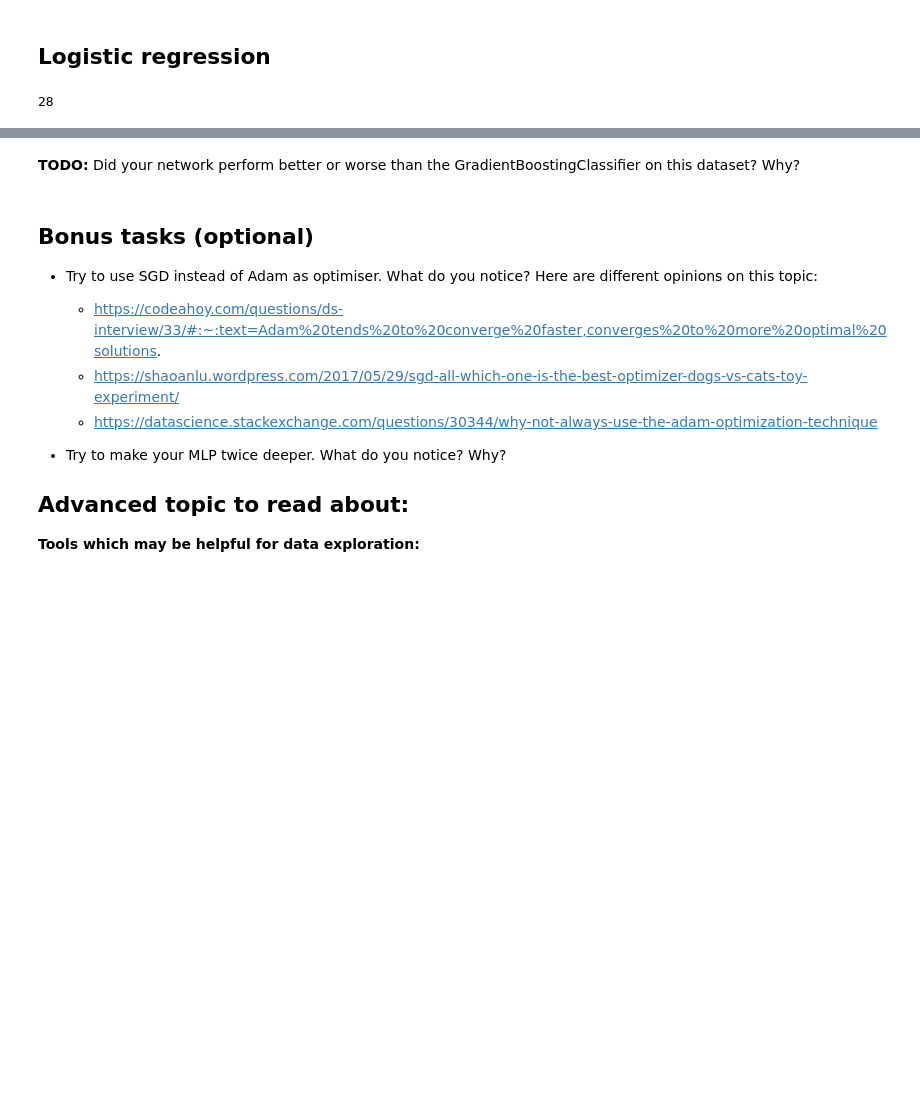
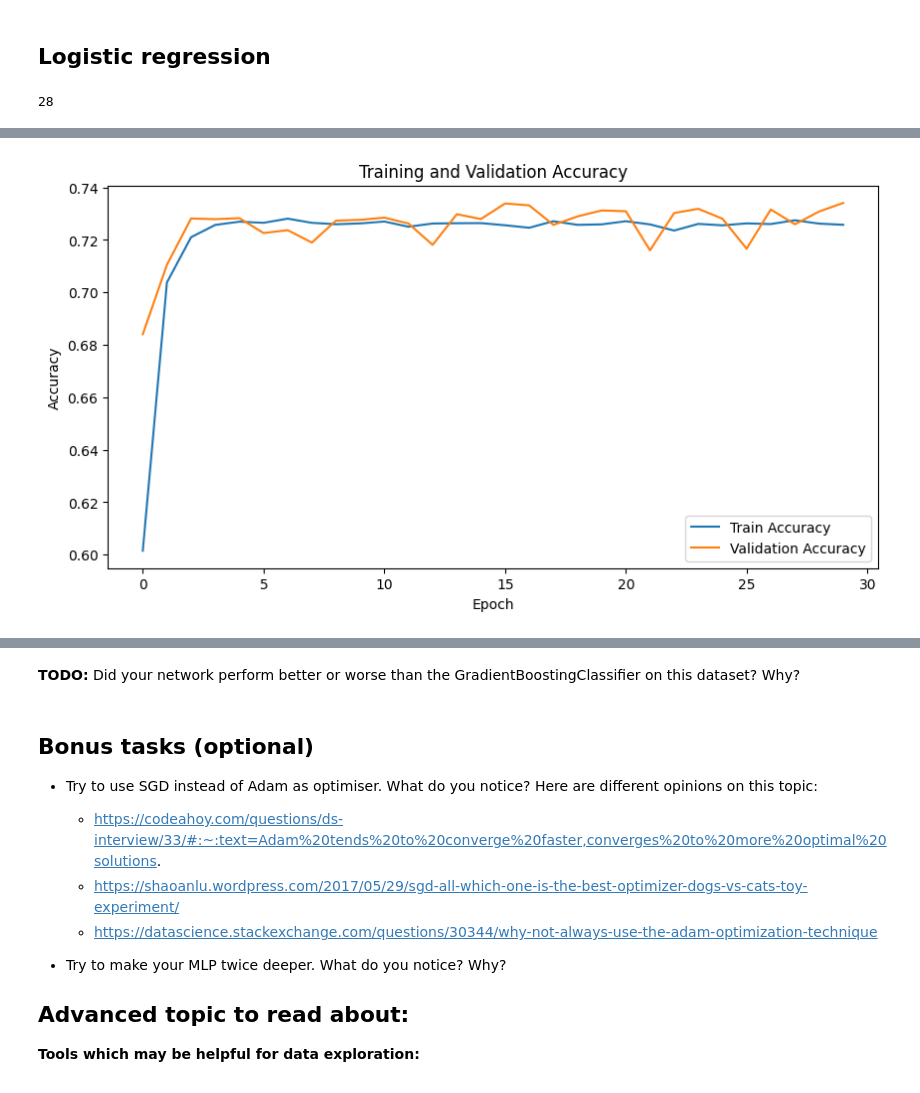
Before and after one commit to Paul-Jarschke/Machine-Learning-Practicals, a Jupyter notebook: Practical_04/Leon/4_Loeppert.ipynb, the cells around one changed output, grey strips where cells are left out. Saved outputs shown, nothing was run; the diff lists cells and outputs as text; code cells hidden in the pictures; blank space fills up the shorter version.

```diff
--- a/Practical_04/Leon/4_Loeppert.ipynb
+++ b/Practical_04/Leon/4_Loeppert.ipynb
@@ -817,2 +830,4 @@ plot('Epoch vs. Loss', 'Loss', train_losses_lr, val_losses_lr)
 # %%
-plot('Epoch vs. Accuracy', 'Accuracy', train_accs_lr, val_accs_lr)
+plot_accs(lr_stats[2], lr_stats[3])
+# %% [output]
+[figure, added]
```
Also changed, not shown: parts of 4 cells of this notebook.
